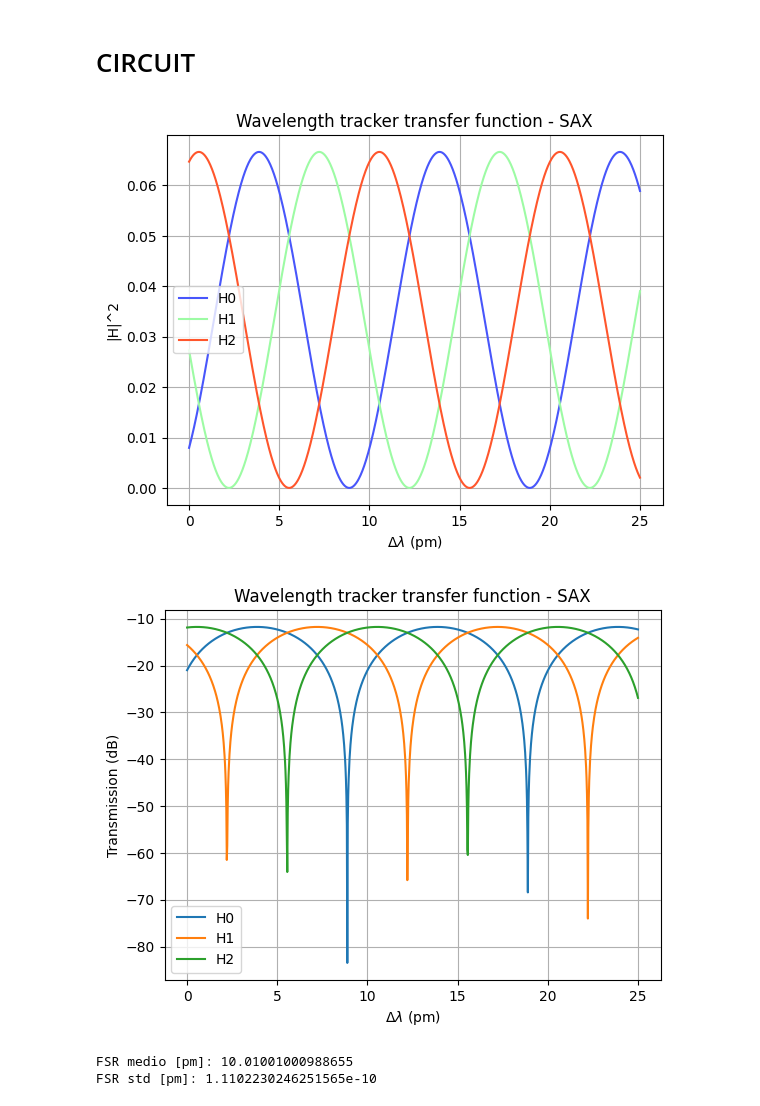
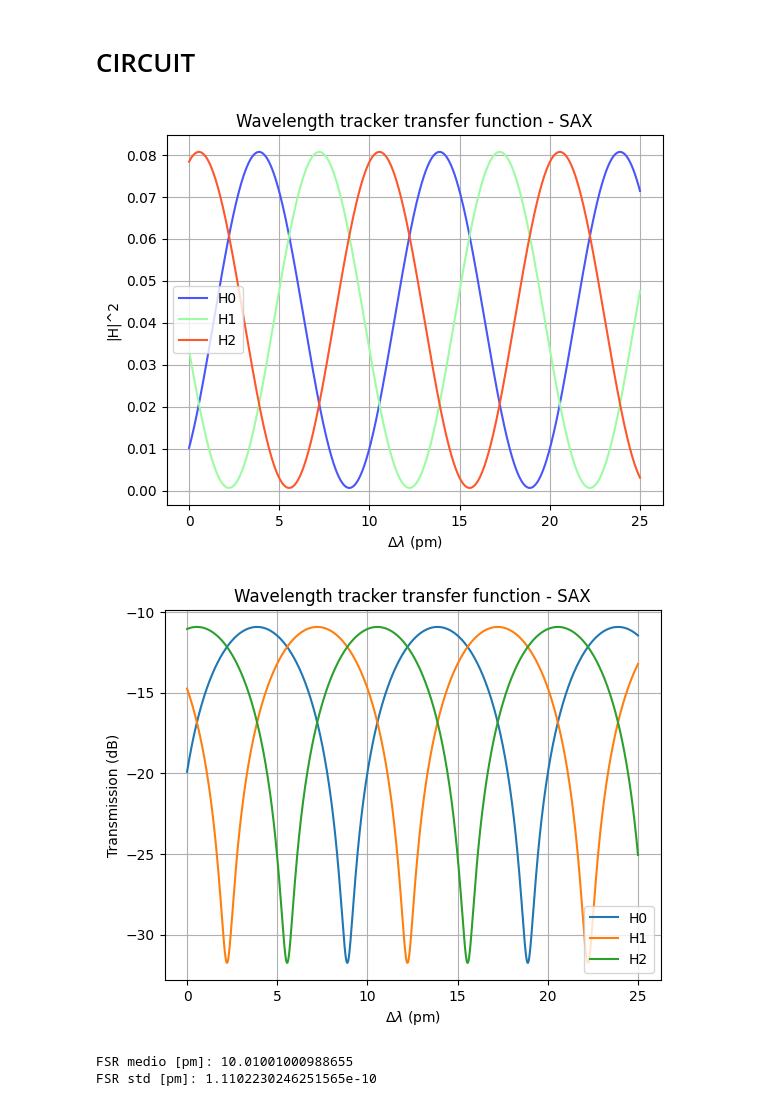
Before and after one commit to mromgar1/pic-upv-lab5-finalproject, a Jupyter notebook: sax_SOI.ipynb, the cells around one changed output. Saved outputs shown, nothing was run; the diff lists cells and outputs as text; code cells hidden in the pictures.

```diff
--- a/sax_SOI.ipynb
+++ b/sax_SOI.ipynb
@@ -164,35 +164,37 @@ wvltracker, info = sax.circuit(
 )
 # %%
 wls = jnp.linspace(1.55000, 1.550025, 1000)
-loss_spiral = 10 * np.log10(19) / 56000  # dB/um
+loss_spiral = 10 * np.log10(19) / 56000  # dB/um #FORZADA PARA QUE ENTRE LA MISMA POTENCIA EN LOS DOS BRAZOS DEL MMI 3X3
+loss_soi_dB_cm = 2
+loss_soi = loss_soi_dB_cm / 10000  # dB/um
 
 test = wvltracker(wl = wls,
                   wvg_u={"wl":wls, "length": 10, "loss":0},
-                  wvg_d={"wl":wls, "length": 56010, "loss":loss_spiral},)
+                  wvg_d={"wl":wls, "length": 56010, "loss":loss_soi},)
 
 h0 = test["in0", "out0"]
 h1 = test["in0", "out1"]
 h2 = test["in0", "out2"]
 
 H0 = np.abs(h0)**2
 H1 = np.abs(h1)**2
 H2 = np.abs(h2)**2
 
 wl0 = 1.55
 dl_pm = (np.asarray(wls) - wl0) * 1e6  # um -> pm
 
 plt.plot(dl_pm, H0, linestyle = '-', color = color[1], label = 'H0')
 plt.plot(dl_pm, H1, linestyle = '-', color = color[5], label = 'H1')
 plt.plot(dl_pm, H2, linestyle = '-', color = color[8], label = 'H2')
 plt.xlabel("$\Delta \lambda$ (pm)")
 plt.ylabel('|H|^2')
 plt.title('Wavelength tracker transfer function - SAX')
 plt.legend()
 plt.grid(True)
 
 plt.show()
 # %% [output]
-[figure, old version]
+[figure, new version]
 # %%
 eps = 1e-15
 
@@ -212,7 +214,7 @@ plt.legend()
 plt.grid(True)
 plt.show()
 # %% [output]
-[figure, old version]
+[figure, new version]
 # %%
 from scipy.signal import find_peaks
 
```
Also changed, not shown: 2 other files.
